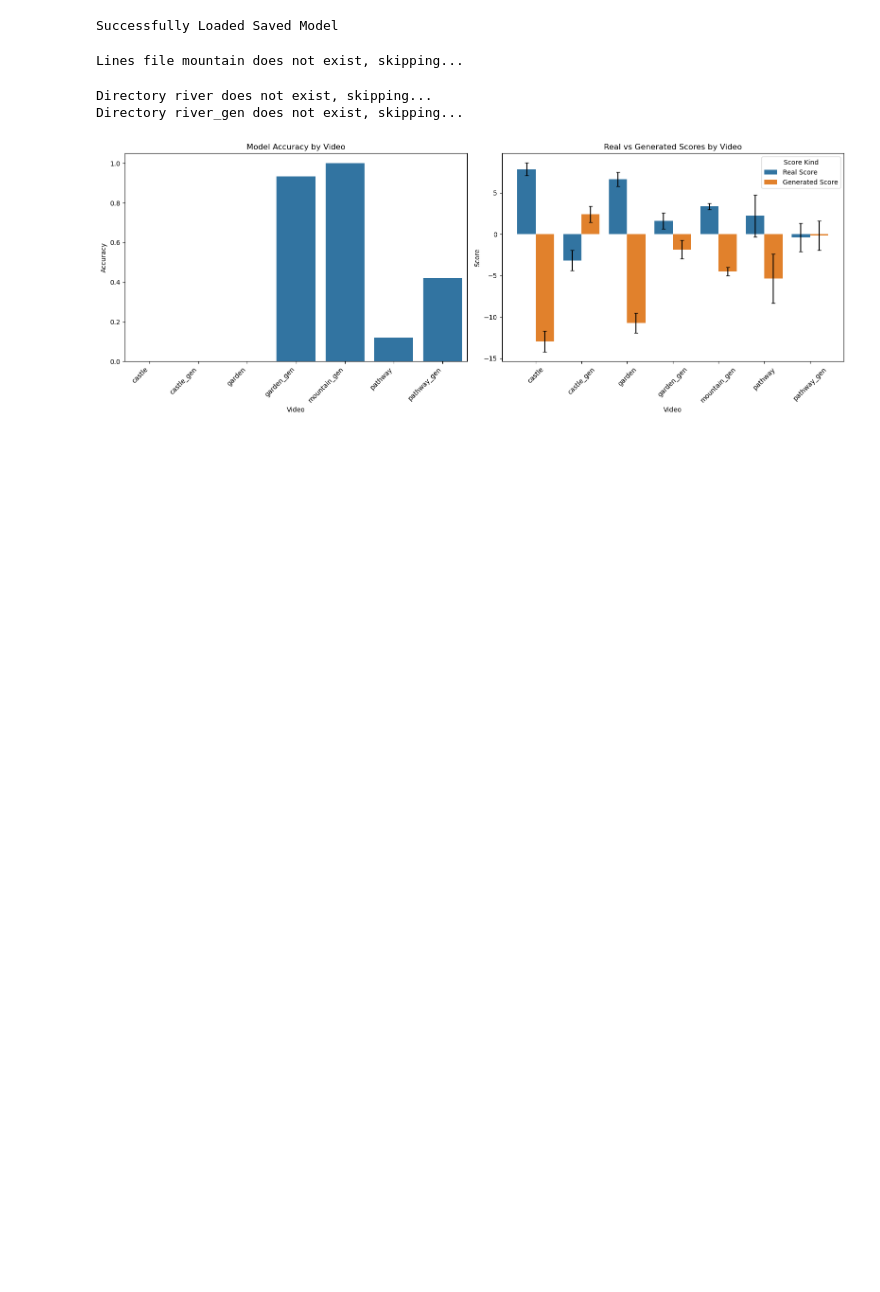
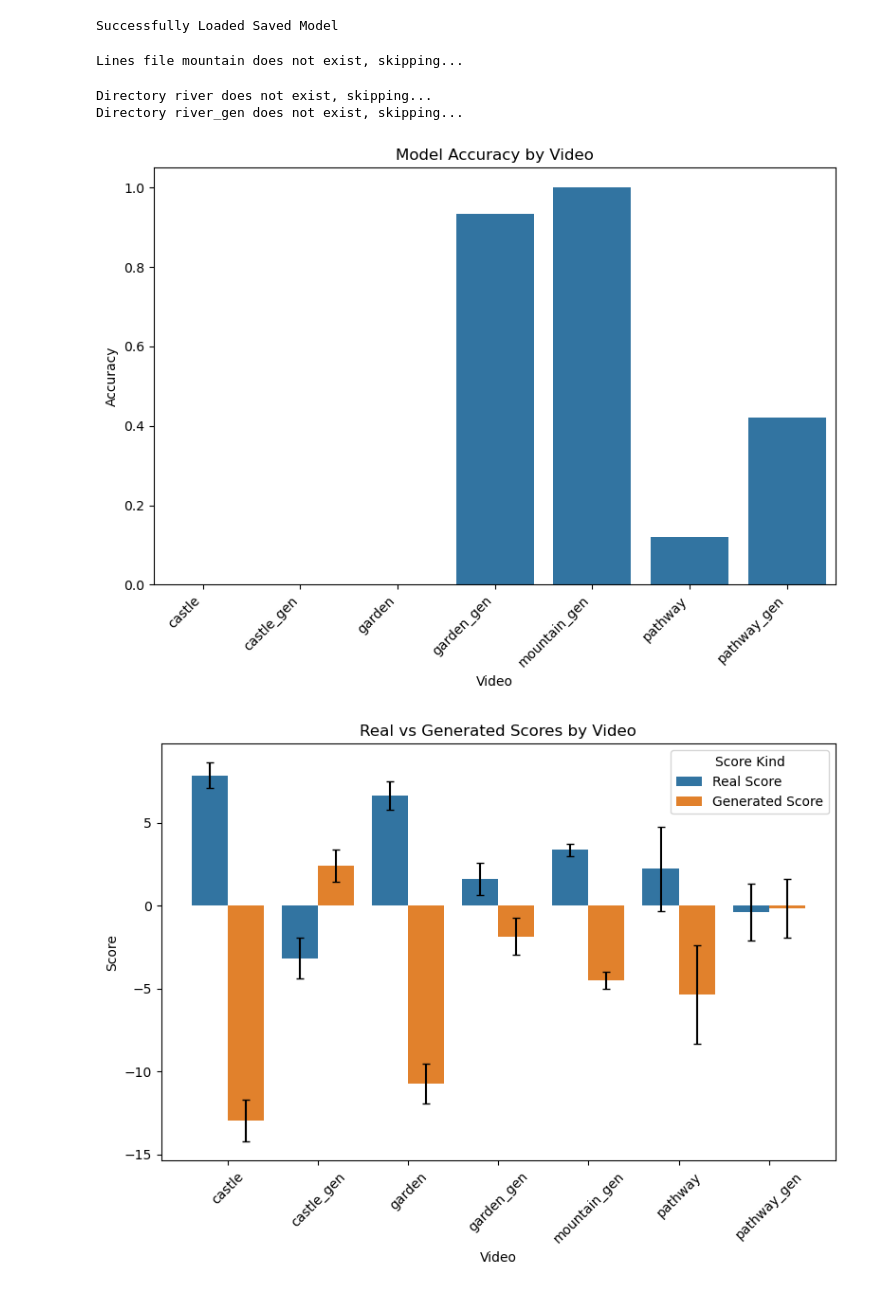
Before and after one commit to tazaraz-school/computer-vision-2, a Jupyter notebook: projective-geometry/line_segment/model_test.ipynb, the cells around one changed output. Drawn from its saved outputs; the diff is of its cells as text; code cells hidden in the pictures; blank space fills up the shorter version.

Commit message:
Separated images

```diff
--- a/projective-geometry/line_segment/model_test.ipynb
+++ b/projective-geometry/line_segment/model_test.ipynb
@@ -91,64 +91,48 @@ Directory river_gen does not exist, skipping...
 # %%
 df = pd.DataFrame.from_dict(performance, orient='index').reset_index()
 df.rename(columns={'index': 'video'}, inplace=True)
-
-# Create a figure with subplots
-fig, (ax1, ax2) = plt.subplots(1, 2, figsize=(16, 6))
+# Create two separate figures for the plots
 
 # Plot accuracy
+fig1, ax1 = plt.subplots(figsize=(8, 6))
 sns.barplot(x='video', y='accuracy', data=df, ax=ax1)
 ax1.set_title('Model Accuracy by Video')
 ax1.set_xlabel('Video')
 ax1.set_ylabel('Accuracy')
 ax1.set_xticklabels(ax1.get_xticklabels(), rotation=45, ha='right')
+plt.tight_layout()
+plt.show()
+
 # Plot scores comparison
-df_scores = df[['video', 'Real Score', 'Generated Score', 'real_score_std', 'generated_score_std']].melt(
-    id_vars=['video'],
-    value_vars=['Real Score', 'Generated Score'],
-    var_name='Score Kind',
-    value_name='score'
-)
-
-# Add std values for error bars
-df_scores['score_std'] = df_scores.apply(
-    lambda row: df.loc[df['video'] == row['video'],
-        'real_score_std' if row['Score Kind'] == 'Real Score' else 'generated_score_std'
-    ].values[0], axis=1
-)
-
-# Plot with error bars
+fig2, ax2 = plt.subplots(figsize=(8, 6))
 sns.barplot(
     x='video',
     y='score',
     hue='Score Kind',
     data=df_scores,
     ax=ax2,
     capsize=0.1,
     err_kws={'color': 'black', 'linewidth': 1},
 )
-# Add error bars manually since some seaborn versions handle it differently
+# Add error bars manually
 for i, bar in enumerate(ax2.patches):
-    # Skip the bar if its data is not valid (e.g., if it is a zero-width bar)
     if bar.get_width() == 0:
         continue
-    # Get the index in the df_scores dataframe
     idx = i % len(df_scores)
-    # Get the standard deviation for this bar
     err = df_scores.iloc[idx]['score_std']
-    # Plot the error bar
     ax2.errorbar(bar.get_x() + bar.get_width()/2,
-                bar.get_height(),
-                yerr=err,
-                fmt='none',
-                color='black',
-                capsize=3)
+                 bar.get_height(),
+                 yerr=err,
+                 fmt='none',
+                 color='black',
+                 capsize=3)
 
 ax2.set_title('Real vs Generated Scores by Video')
 ax2.set_xlabel('Video')
 ax2.set_ylabel('Score')
 ax2.tick_params(axis='x', rotation=45)
-
 plt.tight_layout()
 plt.show()
 # %% [output]
-[figure, old version]
+[figure, new version]
+[figure, added]
```
